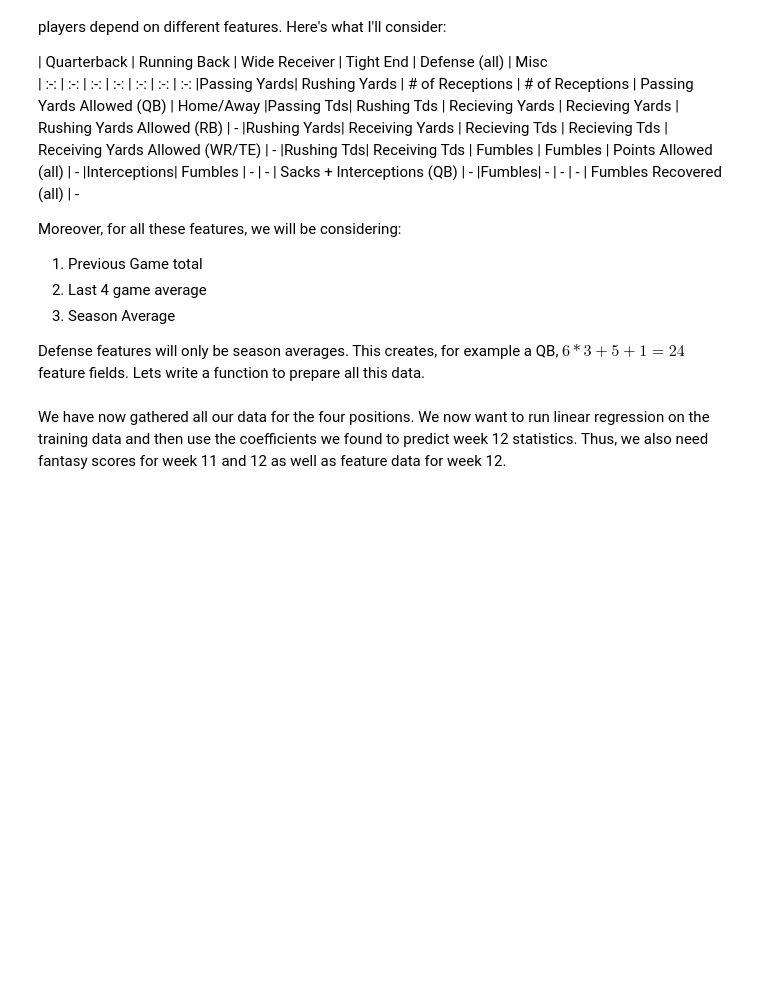
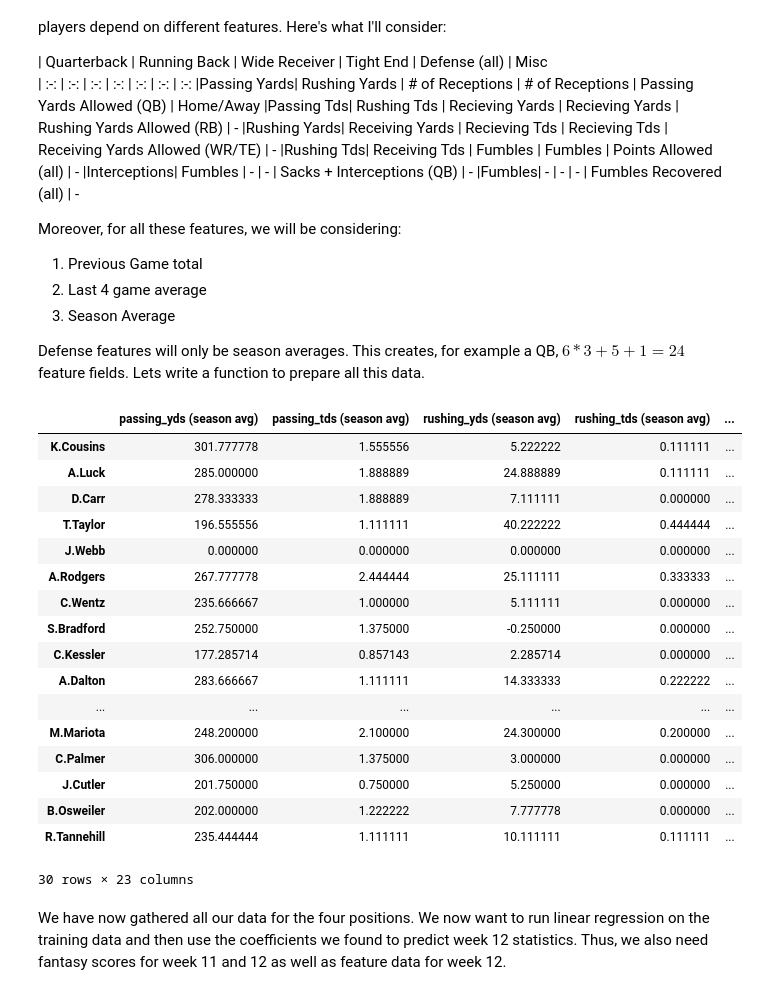
Before and after one commit to anshuld95/apma_ffootball_algorithms, a Jupyter notebook: Draft_Ranking_Algorithms.ipynb, the cells around one changed output. Saved outputs shown, nothing was run; the diff lists cells and outputs as text; code cells hidden in the pictures; blank space fills up the shorter version.

```diff
--- a/Draft_Ranking_Algorithms.ipynb
+++ b/Draft_Ranking_Algorithms.ipynb
@@ -955,34 +968,53 @@ def create_data_matrix(year, pos, target_week, feature_fields, defense_features)
 
     player_names = []
     target_data = []
     for key in player_stats:
         player_names.append(all_players[key])
         if len(player_stats[key]) == len(feature_fields)*3 + len(defense_features):
             target_data.append(target_scores[key])
 
     data_matrix = pandas.DataFrame(player_stats.values(), player_names, feature_cols)
     return target_data, data_matrix.dropna(0, 'any')
 
 feature_fields_qb = ['passing_yds','passing_tds','rushing_yds', 'rushing_tds', 'passing_ints', 'fumbles_lost']
 defense_features_qb = ['passing_yds', 'passing_tds', 'defense_sk', 'defense_int', 'defense_ffum']
 target_data_qb, training_data_qb = create_data_matrix(2016, 'QB', 11, feature_fields_qb, defense_features_qb)
-#display(training_data_qb)
+display(training_data_qb)
 
 feature_fields_rb = ['rushing_yds','rushing_tds','receiving_yds', 'receiving_tds', 'fumbles_lost']
 defense_features_rb = ['rushing_yds', 'rushing_tds', 'defense_ffum']
 target_data_rb, training_data_rb = create_data_matrix(2016, 'RB', 11, feature_fields_rb, defense_features_rb)
 #display(training_data_rb)
 
 feature_fields_wr = ['receiving_rec', 'receiving_yds','receiving_tds', 'fumbles_lost']
 defense_features_wr = ['passing_yds', 'passing_tds', 'defense_sk', 'defense_int', 'defense_ffum']
 target_data_wr, training_data_wr = create_data_matrix(2016, 'WR', 11, feature_fields_wr, defense_features_wr)
 #display(training_data_wr)
 #print target_data_wr
 
 feature_fields_te = ['receiving_rec', 'receiving_yds','receiving_tds', 'fumbles_lost']
 defense_features_te = ['passing_yds', 'passing_tds', 'defense_sk', 'defense_int', 'defense_ffum']
 target_data_te, training_data_te = create_data_matrix(2016, 'TE', 11, feature_fields_te, defense_features_te)
 #display(training_data_te)
+# %% [output]
+|  | passing_yds (season avg) | passing_tds (season avg) | rushing_yds (season avg) | rushing_tds (season avg) | ... |
+| K.Cousins | 301.777778 | 1.555556 | 5.222222 | 0.111111 | ... |
+| A.Luck | 285.000000 | 1.888889 | 24.888889 | 0.111111 | ... |
+| D.Carr | 278.333333 | 1.888889 | 7.111111 | 0.000000 | ... |
+| T.Taylor | 196.555556 | 1.111111 | 40.222222 | 0.444444 | ... |
+| J.Webb | 0.000000 | 0.000000 | 0.000000 | 0.000000 | ... |
+| A.Rodgers | 267.777778 | 2.444444 | 25.111111 | 0.333333 | ... |
+| C.Wentz | 235.666667 | 1.000000 | 5.111111 | 0.000000 | ... |
+| S.Bradford | 252.750000 | 1.375000 | -0.250000 | 0.000000 | ... |
+| C.Kessler | 177.285714 | 0.857143 | 2.285714 | 0.000000 | ... |
+| A.Dalton | 283.666667 | 1.111111 | 14.333333 | 0.222222 | ... |
+| ... | ... | ... | ... | ... | ... |
+| M.Mariota | 248.200000 | 2.100000 | 24.300000 | 0.200000 | ... |
+| C.Palmer | 306.000000 | 1.375000 | 3.000000 | 0.000000 | ... |
+| J.Cutler | 201.750000 | 0.750000 | 5.250000 | 0.000000 | ... |
+| B.Osweiler | 202.000000 | 1.222222 | 7.777778 | 0.000000 | ... |
+| R.Tannehill | 235.444444 | 1.111111 | 10.111111 | 0.111111 | ... |
+30 rows × 23 columns
 # %% [markdown]
 We have now gathered all our data for the four positions. We now want to run linear regression on the training data and then use the coefficients we found to predict week 12 statistics. Thus, we also need fantasy scores for week 11 and 12 as well as feature data for week 12.
 # %%
```
Also changed, not shown: parts of 6 cells of this notebook.
